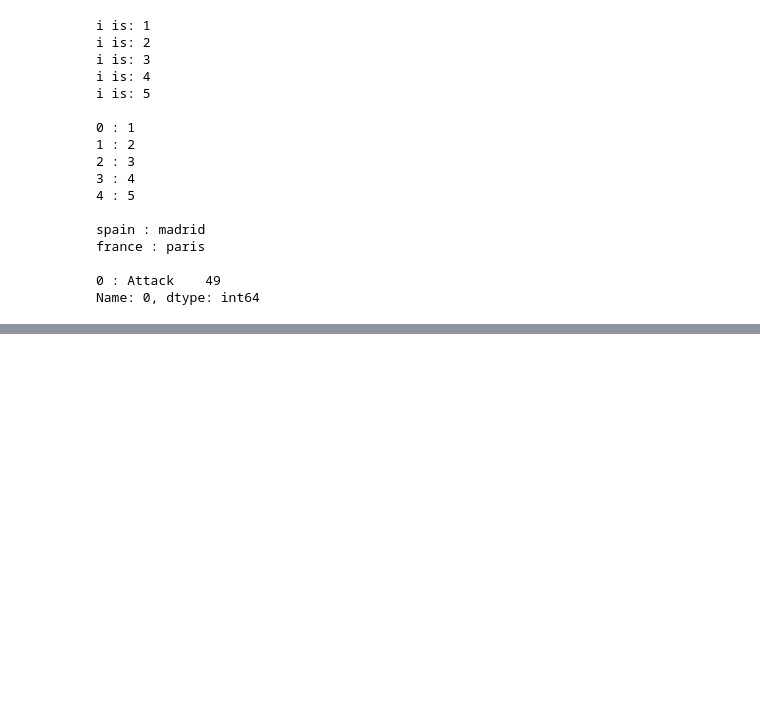
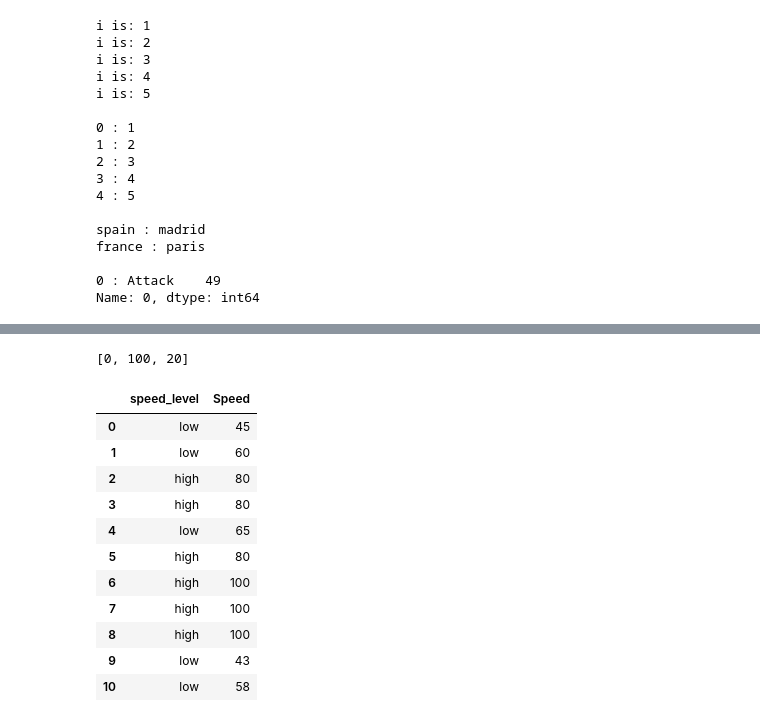
Before and after one commit to emrecavdar/data-science, a Jupyter notebook: data-science-tutorial.ipynb, the cells around one changed output, grey strips where cells are left out. Cells and saved outputs as stored; diff of their text form; code cells hidden in the pictures; blank space fills up the shorter version.

```diff
--- a/data-science-tutorial.ipynb
+++ b/data-science-tutorial.ipynb
@@ -268,0 +467,25 @@ Name: 0, dtype: int64
+# %%
+# Conditionals on iterable
+
+num1 = [5, 10, 15]
+num2 = [i**2 if i == 10 else i - 5 if i < 7 else i + 5 for i in num1]
+print(num2)
+# %% [output]
+[0, 100, 20]
+# %%
+threshold = sum(data.Speed)/len(data.Speed)
+data["speed_level"] = ["high" if i > threshold else "low" for i in data.Speed]
+data.loc[:10,["speed_level", "Speed"]]
+# %% [output]
+|  | speed_level | Speed |
+| 0 | low | 45 |
+| 1 | low | 60 |
+| 2 | high | 80 |
+| 3 | high | 80 |
+| 4 | low | 65 |
+| 5 | high | 80 |
+| 6 | high | 100 |
+| 7 | high | 100 |
+| 8 | high | 100 |
+| 9 | low | 43 |
+| 10 | low | 58 |
```
Also changed, not shown: parts of 30 cells of this notebook.
